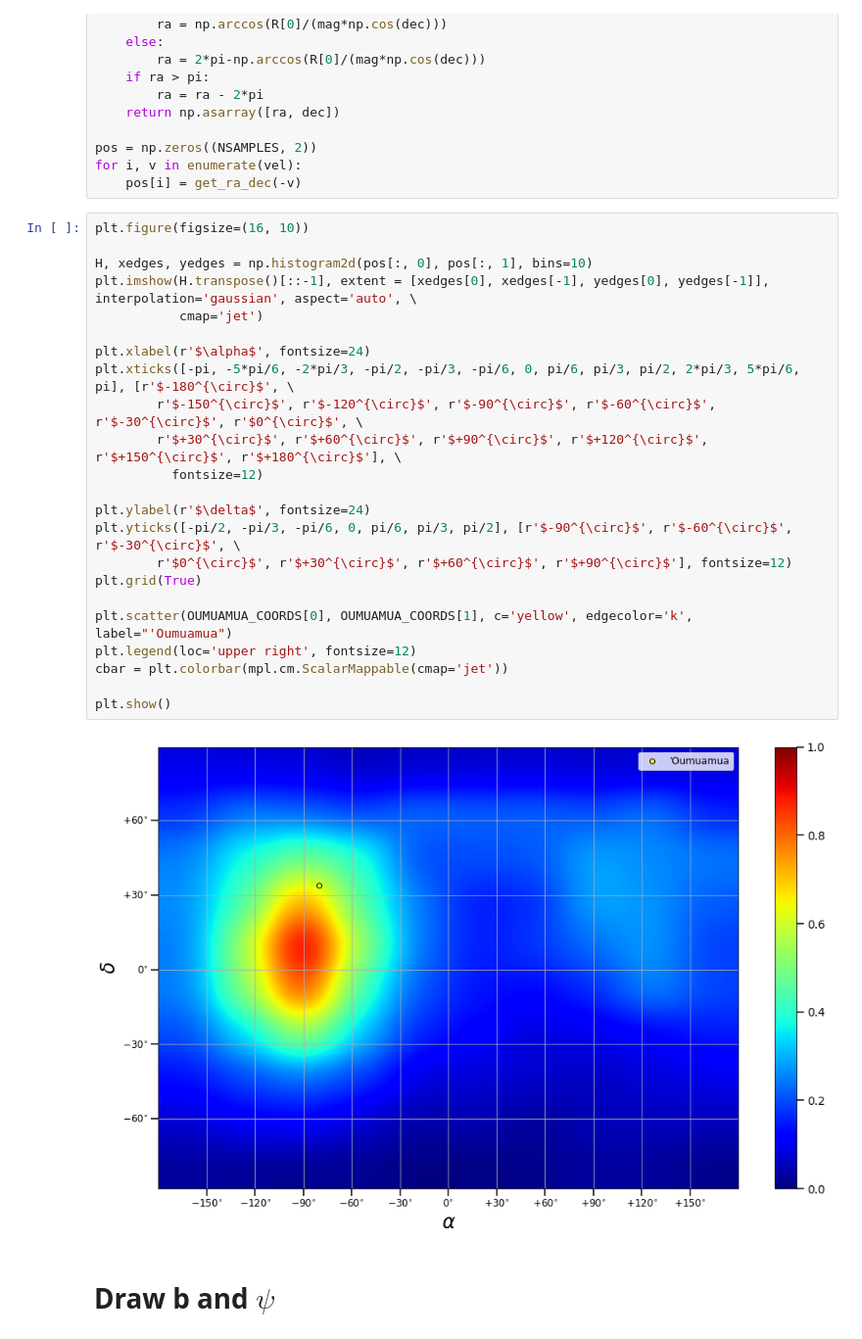
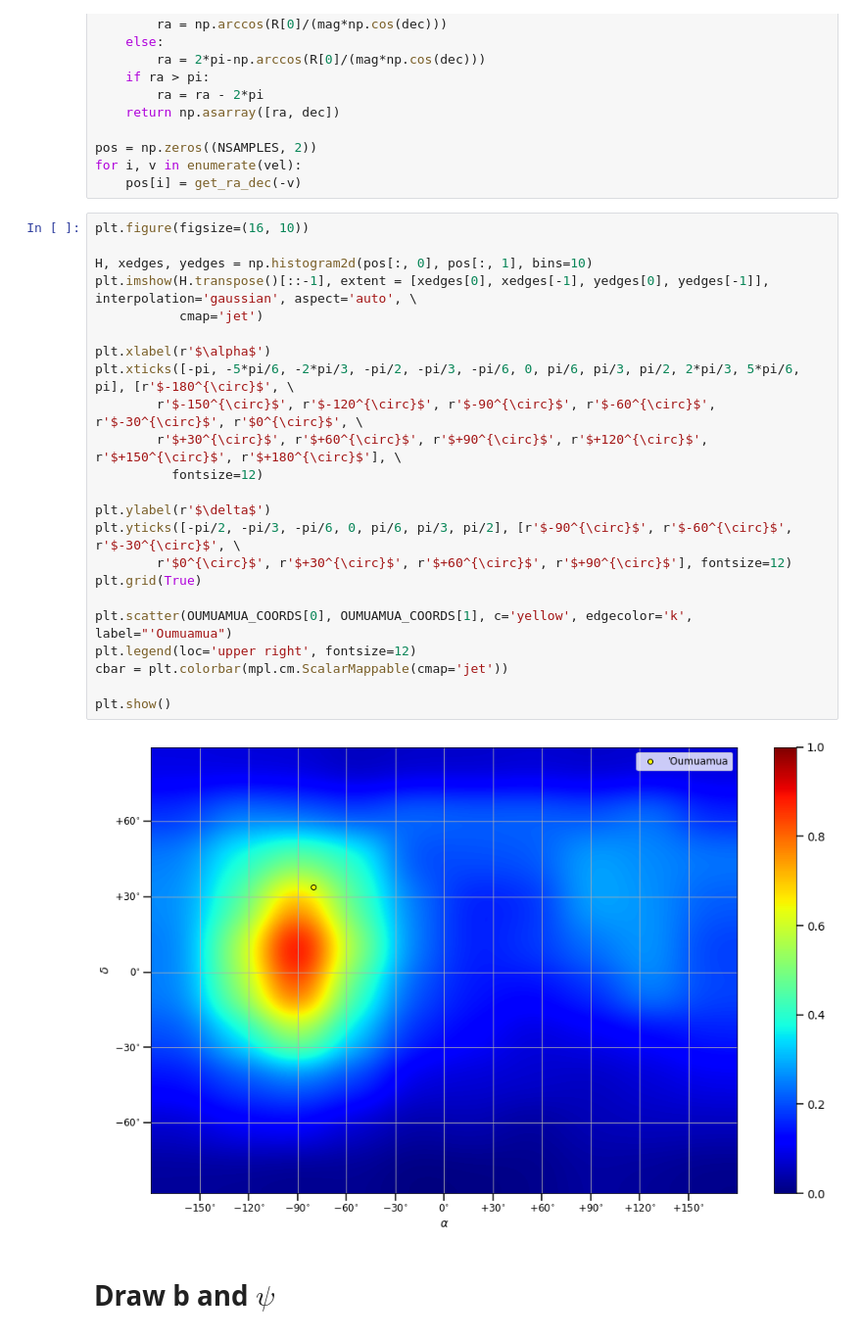
Before and after one commit to djhoover717/ISOAnalysis, a Jupyter notebook: iso_analysis_v3.ipynb, the cells around one changed output. Shown at 98% size. Saved outputs shown, nothing was run; the diff lists cells and outputs as text.

```diff
--- a/iso_analysis_v3.ipynb
+++ b/iso_analysis_v3.ipynb
@@ -51,28 +51,28 @@ for i, v in enumerate(vel):
 # %%
 plt.figure(figsize=(16, 10))
 
 H, xedges, yedges = np.histogram2d(pos[:, 0], pos[:, 1], bins=10)
 plt.imshow(H.transpose()[::-1], extent = [xedges[0], xedges[-1], yedges[0], yedges[-1]], interpolation='gaussian', aspect='auto', \
            cmap='jet')
 
-plt.xlabel(r'$\alpha$', fontsize=24)
+plt.xlabel(r'$\alpha$')
 plt.xticks([-pi, -5*pi/6, -2*pi/3, -pi/2, -pi/3, -pi/6, 0, pi/6, pi/3, pi/2, 2*pi/3, 5*pi/6, pi], [r'$-180^{\circ}$', \
         r'$-150^{\circ}$', r'$-120^{\circ}$', r'$-90^{\circ}$', r'$-60^{\circ}$', r'$-30^{\circ}$', r'$0^{\circ}$', \
         r'$+30^{\circ}$', r'$+60^{\circ}$', r'$+90^{\circ}$', r'$+120^{\circ}$', r'$+150^{\circ}$', r'$+180^{\circ}$'], \
           fontsize=12)
 
-plt.ylabel(r'$\delta$', fontsize=24)
+plt.ylabel(r'$\delta$')
 plt.yticks([-pi/2, -pi/3, -pi/6, 0, pi/6, pi/3, pi/2], [r'$-90^{\circ}$', r'$-60^{\circ}$', r'$-30^{\circ}$', \
         r'$0^{\circ}$', r'$+30^{\circ}$', r'$+60^{\circ}$', r'$+90^{\circ}$'], fontsize=12)
 plt.grid(True)
 
 plt.scatter(OUMUAMUA_COORDS[0], OUMUAMUA_COORDS[1], c='yellow', edgecolor='k', label="'Oumuamua")
 plt.legend(loc='upper right', fontsize=12)
 cbar = plt.colorbar(mpl.cm.ScalarMappable(cmap='jet'))
 
 plt.show()
 # %% [output]
-[figure, old version]
+[figure, new version]
 # %% [markdown]
 # Draw b and $\psi$
 # %%
```
Also changed, not shown: parts of 15 cells of this notebook.
